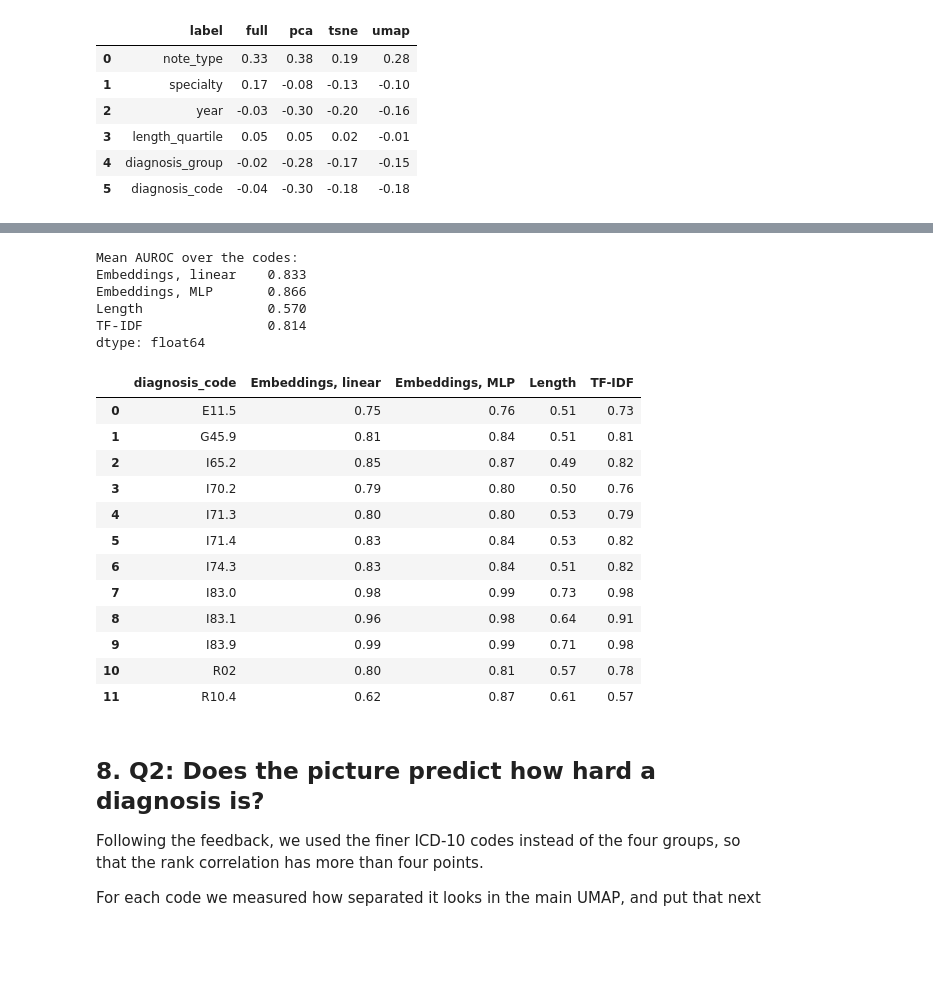
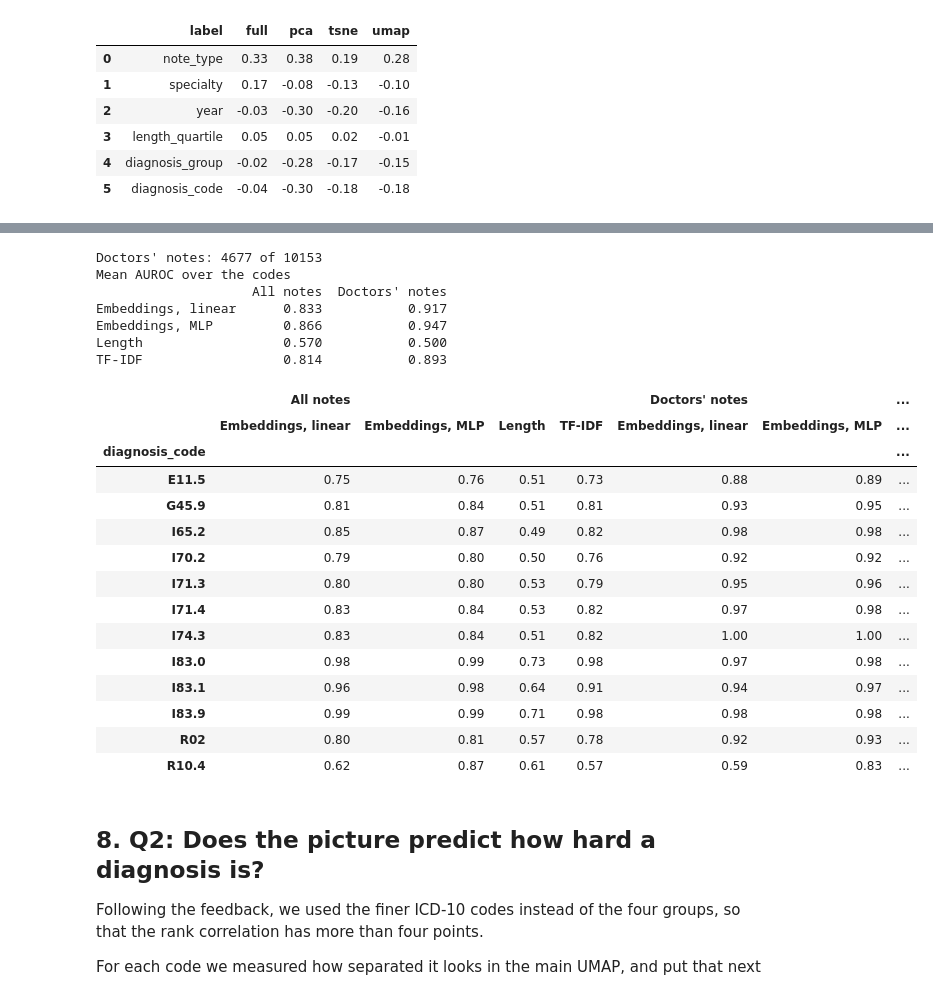
Before and after one commit to joonatansyrjanen/finnish-clinical-note-embeddings, a Jupyter notebook: project.ipynb, the cells around one changed output, grey strips where cells are left out. Drawn from its saved outputs; the diff is of its cells as text; code cells hidden in the pictures; blank space fills up the shorter version.

Commit message:
Add doctors-only AUROC, rerun all results

```diff
--- a/project.ipynb
+++ b/project.ipynb
@@ -146,6 +146,10 @@ notes["year"] = notes["merkinta_luonti_hetki"].str[:4] # E.g. 2023
 notes["diagnosis_code"] = notes["diagnoosi_koodi"] # E.g. I70.2
 notes["diagnosis_group"] = notes["diagnoosi_koodi"].str[:3] # E.g. I70
 
+# Doctors' notes, from the role in the first line (Erikoislääkäri, Erikoistuva lääkäri).
+# This has only been checked from the mock data, so check them in Acamedic too.
+notes["doctor"] = notes["merkinta_teksti"].str.split("\n", n=1).str[0].str.contains("lääkäri", case=False, na=False)
+
 # The text without its first line (role, name and time)
 notes["text"] = notes["merkinta_teksti"].str.split("\n", n=1).str[1]
 notes["text"] = notes["text"].fillna("") # Notes with nothing after the first line
@@ -774,42 +780,56 @@ Embeddings, MLP on validation fold 1
 4              2.0717              1.1495           1.0678  2.0567  1.1811
 5              2.0730              1.0321           1.0619  2.0590  1.1798
 # %%
-# One-vs-rest AUROC per ICD code at note level, from the test folds of all five splits together
-rows = []
-for index in range(len(classes)):
-    is_code = y == index
-    rows.append([classes[index]] + [roc_auc_score(is_code, probabilities[model][:, index]) for model in probabilities])
+def auroc_table(subset):
+    """One-vs-rest AUROC per ICD code and model at note level, using only the notes in subset."""
+    rows = []
+    for index in range(len(classes)):
+        is_code = y[subset] == index
+        rows.append([classes[index]] + [roc_auc_score(is_code, probabilities[model][subset, index]) for model in probabilities])
+    return pd.DataFrame(rows, columns=["diagnosis_code"] + list(probabilities))
 
-classifier_table = pd.DataFrame(rows, columns=["diagnosis_code"] + list(probabilities))
+
+# The test folds of all five splits together, for all notes and for doctors' notes only
+doctor = notes["doctor"][has_code].to_numpy()
+classifier_table = auroc_table(np.full(len(y), True))
+doctors_table = auroc_table(doctor)
 classifier_table.to_csv(results_folder + "/classifier_auroc.csv", index=False)
+doctors_table.to_csv(results_folder + "/classifier_auroc_doctors.csv", index=False)
 
-# Section 8 uses the linear model on the embeddings, the main classifier
+# Section 8 uses the linear model on the embeddings, the main classifier, on all notes
 auroc_per_code = classifier_table.rename(columns={"Embeddings, linear": "auroc"})[["diagnosis_code", "auroc"]]
 auroc_per_code.to_csv(results_folder + "/classifier_auroc_per_code.csv", index=False)
 
-print("Mean AUROC over the codes:")
-print(classifier_table.mean(numeric_only=True).round(3))
-classifier_table.round(2)
+print("Doctors' notes: %d of %d"
+      % (doctor.sum(), len(y)))
+print("Mean AUROC over the codes")
+print(pd.DataFrame({"All notes": classifier_table.mean(numeric_only=True),
+                    "Doctors' notes": doctors_table.mean(numeric_only=True)}).round(3))
+pd.concat({"All notes": classifier_table.set_index("diagnosis_code"),
+           "Doctors' notes": doctors_table.set_index("diagnosis_code")}, axis=1).round(2)
 # %% [output]
-Mean AUROC over the codes:
-Embeddings, linear    0.833
-Embeddings, MLP       0.866
-Length                0.570
-TF-IDF                0.814
-dtype: float64
+Doctors' notes: 4677 of 10153
+Mean AUROC over the codes
+                    All notes  Doctors' notes
+Embeddings, linear      0.833           0.917
+Embeddings, MLP         0.866           0.947
+Length                  0.570           0.500
+TF-IDF                  0.814           0.893
-|  | diagnosis_code | Embeddings, linear | Embeddings, MLP | Length | TF-IDF |
-| 0 | E11.5 | 0.75 | 0.76 | 0.51 | 0.73 |
-| 1 | G45.9 | 0.81 | 0.84 | 0.51 | 0.81 |
-| 2 | I65.2 | 0.85 | 0.87 | 0.49 | 0.82 |
-| 3 | I70.2 | 0.79 | 0.80 | 0.50 | 0.76 |
-| 4 | I71.3 | 0.80 | 0.80 | 0.53 | 0.79 |
-| 5 | I71.4 | 0.83 | 0.84 | 0.53 | 0.82 |
-| 6 | I74.3 | 0.83 | 0.84 | 0.51 | 0.82 |
-| 7 | I83.0 | 0.98 | 0.99 | 0.73 | 0.98 |
-| 8 | I83.1 | 0.96 | 0.98 | 0.64 | 0.91 |
-| 9 | I83.9 | 0.99 | 0.99 | 0.71 | 0.98 |
-| 10 | R02 | 0.80 | 0.81 | 0.57 | 0.78 |
-| 11 | R10.4 | 0.62 | 0.87 | 0.61 | 0.57 |
+|  | All notes |  |  |  | Doctors' notes |  | ... |
+|  | Embeddings, linear | Embeddings, MLP | Length | TF-IDF | Embeddings, linear | Embeddings, MLP | ... |
+| diagnosis_code |  |  |  |  |  |  | ... |
+| E11.5 | 0.75 | 0.76 | 0.51 | 0.73 | 0.88 | 0.89 | ... |
+| G45.9 | 0.81 | 0.84 | 0.51 | 0.81 | 0.93 | 0.95 | ... |
+| I65.2 | 0.85 | 0.87 | 0.49 | 0.82 | 0.98 | 0.98 | ... |
+| I70.2 | 0.79 | 0.80 | 0.50 | 0.76 | 0.92 | 0.92 | ... |
+| I71.3 | 0.80 | 0.80 | 0.53 | 0.79 | 0.95 | 0.96 | ... |
+| I71.4 | 0.83 | 0.84 | 0.53 | 0.82 | 0.97 | 0.98 | ... |
+| I74.3 | 0.83 | 0.84 | 0.51 | 0.82 | 1.00 | 1.00 | ... |
+| I83.0 | 0.98 | 0.99 | 0.73 | 0.98 | 0.97 | 0.98 | ... |
+| I83.1 | 0.96 | 0.98 | 0.64 | 0.91 | 0.94 | 0.97 | ... |
+| I83.9 | 0.99 | 0.99 | 0.71 | 0.98 | 0.98 | 0.98 | ... |
+| R02 | 0.80 | 0.81 | 0.57 | 0.78 | 0.92 | 0.93 | ... |
+| R10.4 | 0.62 | 0.87 | 0.61 | 0.57 | 0.59 | 0.83 | ... |
 # %% [markdown]
 ## 8. Q2: Does the picture predict how hard a diagnosis is? <a class="anchor" id="section_8"></a>
 
```
Also changed, not shown: parts of 5 cells of this notebook, 8 other files.
